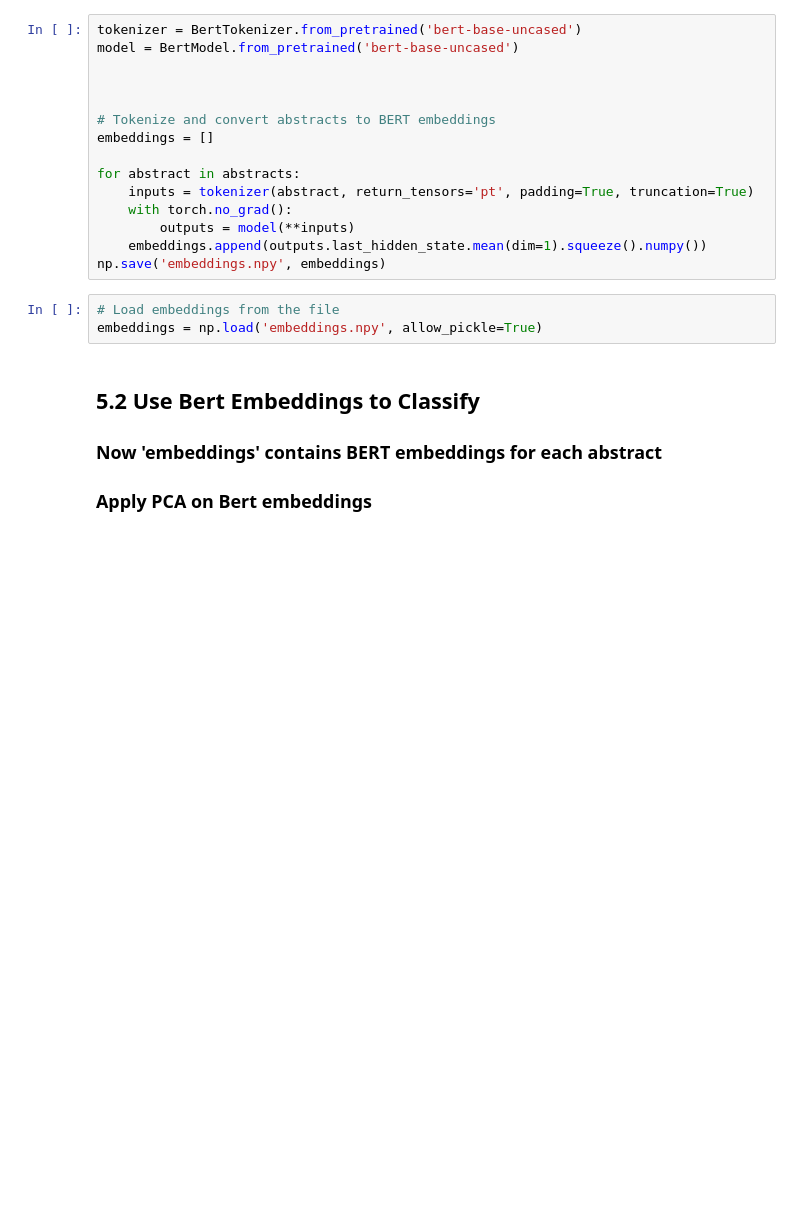
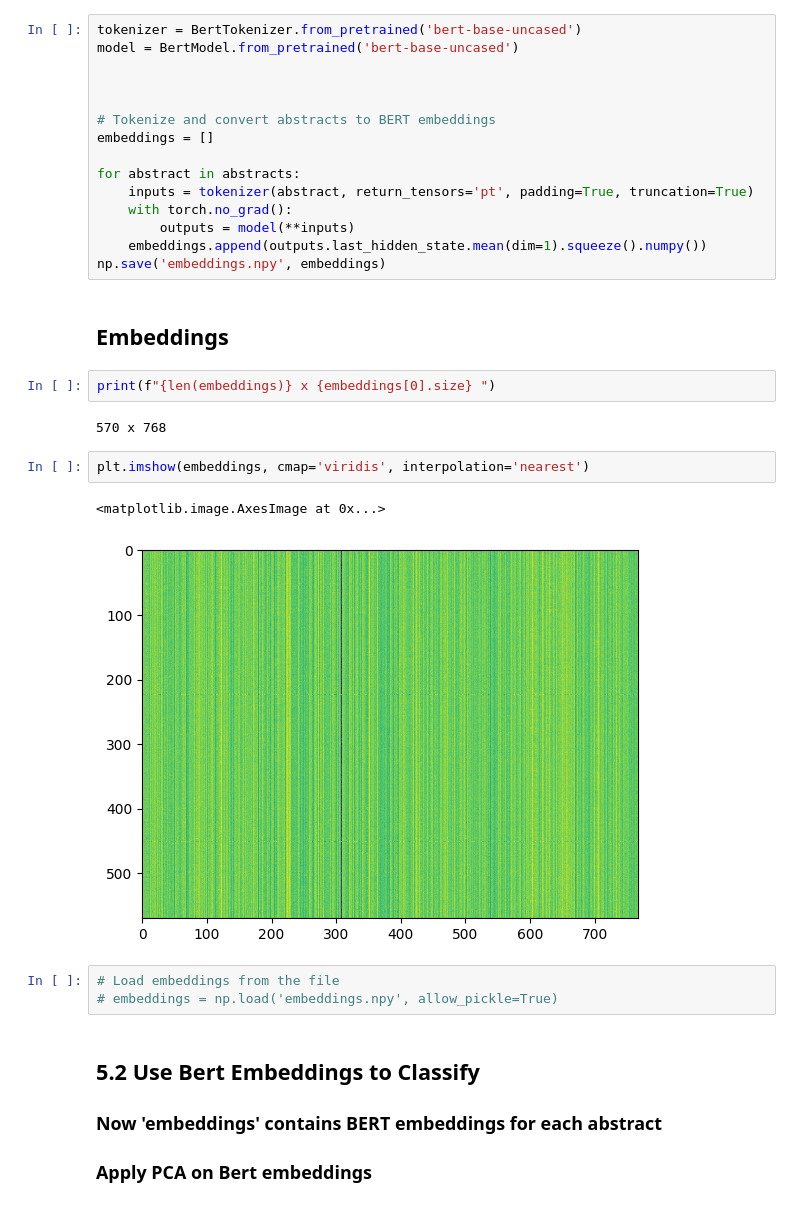
Before and after one commit to umassdgithub/DataViz-Fall2024, a Jupyter notebook: Week 11 - Data Reduction/PCS-Bert-CosineSimilarity/Week_11_Chain-of-Tasks.ipynb, the cells around one changed output. Drawn from its saved outputs; the diff is of its cells as text; blank space fills up the shorter version.

```diff
--- a/Week 11 - Data Reduction/PCS-Bert-CosineSimilarity/Week_11_Chain-of-Tasks.ipynb
+++ b/Week 11 - Data Reduction/PCS-Bert-CosineSimilarity/Week_11_Chain-of-Tasks.ipynb
@@ -248,9 +311,20 @@ for abstract in abstracts:
         outputs = model(**inputs)
     embeddings.append(outputs.last_hidden_state.mean(dim=1).squeeze().numpy())
 np.save('embeddings.npy', embeddings)
+# %% [markdown]
+## Embeddings
+# %%
+print(f"{len(embeddings)} x {embeddings[0].size} ")
+# %% [output]
+570 x 768
+# %%
+plt.imshow(embeddings, cmap='viridis', interpolation='nearest')
+# %% [output]
+<matplotlib.image.AxesImage at 0x...>
+[figure, added]
 # %%
 # Load embeddings from the file
-embeddings = np.load('embeddings.npy', allow_pickle=True)
+# embeddings = np.load('embeddings.npy', allow_pickle=True)
 # %% [markdown]
 ## 5.2 Use Bert Embeddings to Classify
 
```
Also changed, not shown: parts of 21 cells of this notebook.
